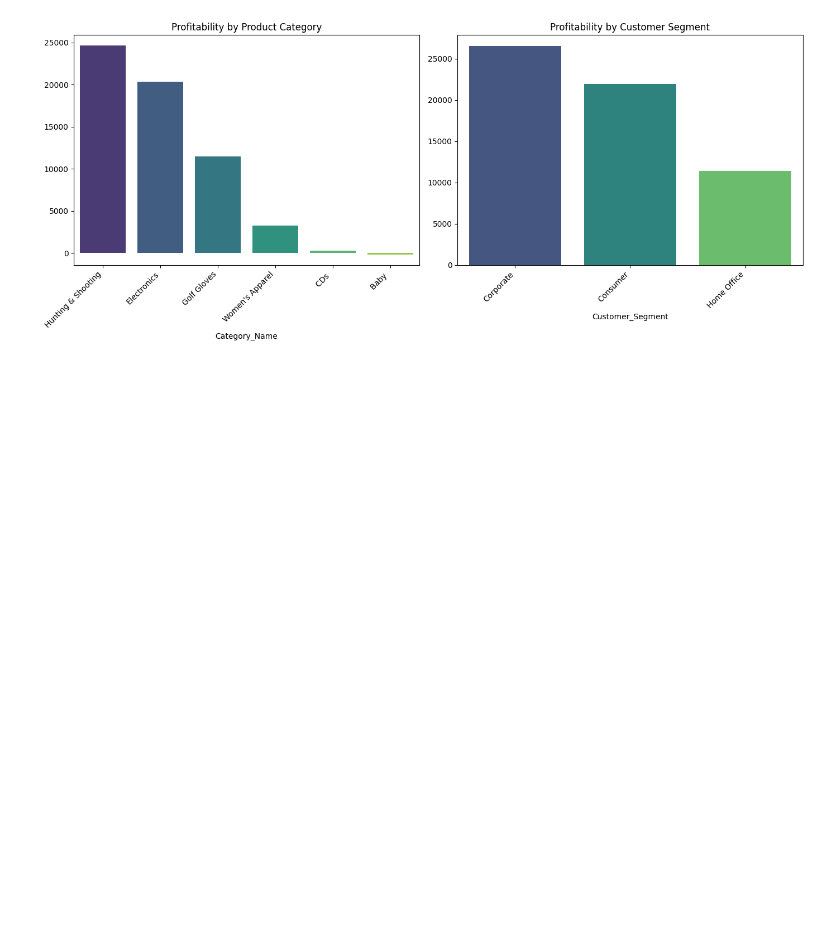
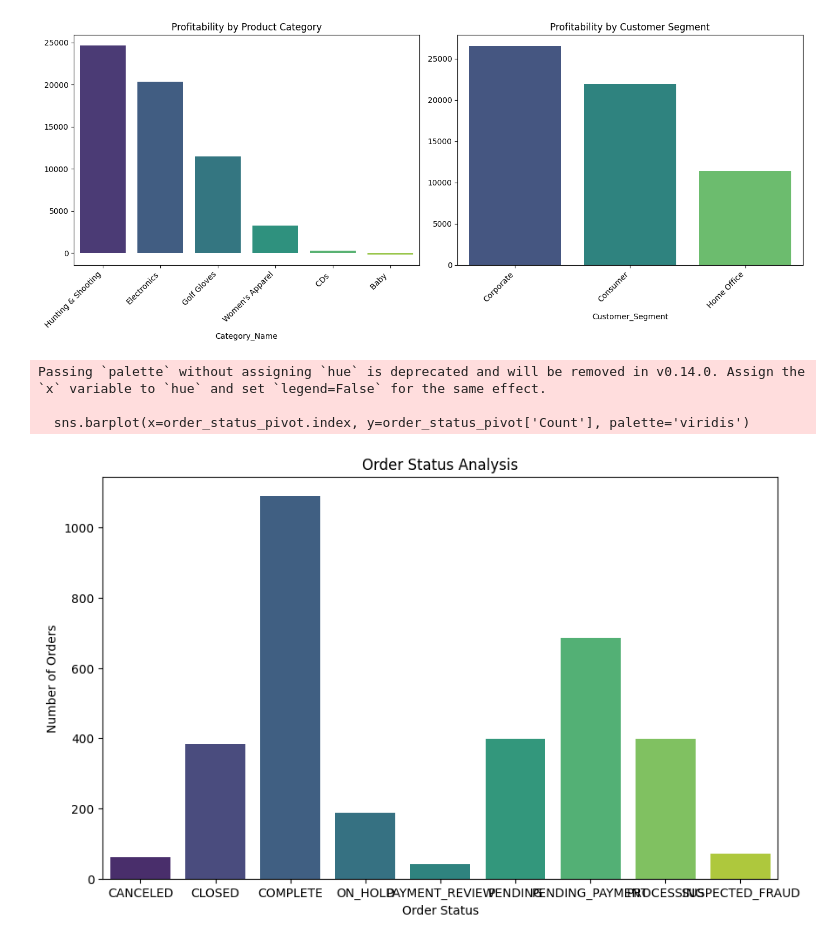
Before and after one commit to CCNY-Analytics-and-Quant/Branly_BAF23, a Jupyter notebook: Final Project.ipynb, the cells around one changed output. Saved outputs shown, nothing was run; the diff lists cells and outputs as text; code cells hidden in the pictures; blank space fills up the shorter version.

Commit message:
Data Analysis

```diff
--- a/Final Project.ipynb
+++ b/Final Project.ipynb
@@ -66,3 +66,21 @@ Passing `palette` without assigning `hue` is deprecated and will be removed in v
 
   sns.barplot(x=segment_profitability.index, y=segment_profitability.values, palette="viridis")
 [figure]
+# %%
+order_status_counts = df['Order_Status'].value_counts()
+
+order_status_df = pd.DataFrame({'Order_Status': order_status_counts.index, 'Count': order_status_counts.values})
+
+order_status_pivot = order_status_df.pivot_table(index='Order_Status', values='Count', aggfunc='sum')
+
+plt.figure(figsize=(10, 6))
+sns.barplot(x=order_status_pivot.index, y=order_status_pivot['Count'], palette='viridis')
+plt.title('Order Status Analysis')
+plt.xlabel('Order Status')
+plt.ylabel('Number of Orders')
+plt.show()
+# %% [output]
+Passing `palette` without assigning `hue` is deprecated and will be removed in v0.14.0. Assign the `x` variable to `hue` and set `legend=False` for the same effect.
+
+  sns.barplot(x=order_status_pivot.index, y=order_status_pivot['Count'], palette='viridis')
+[figure, added]
```
Also changed, not shown: parts of 1 cell of this notebook.
